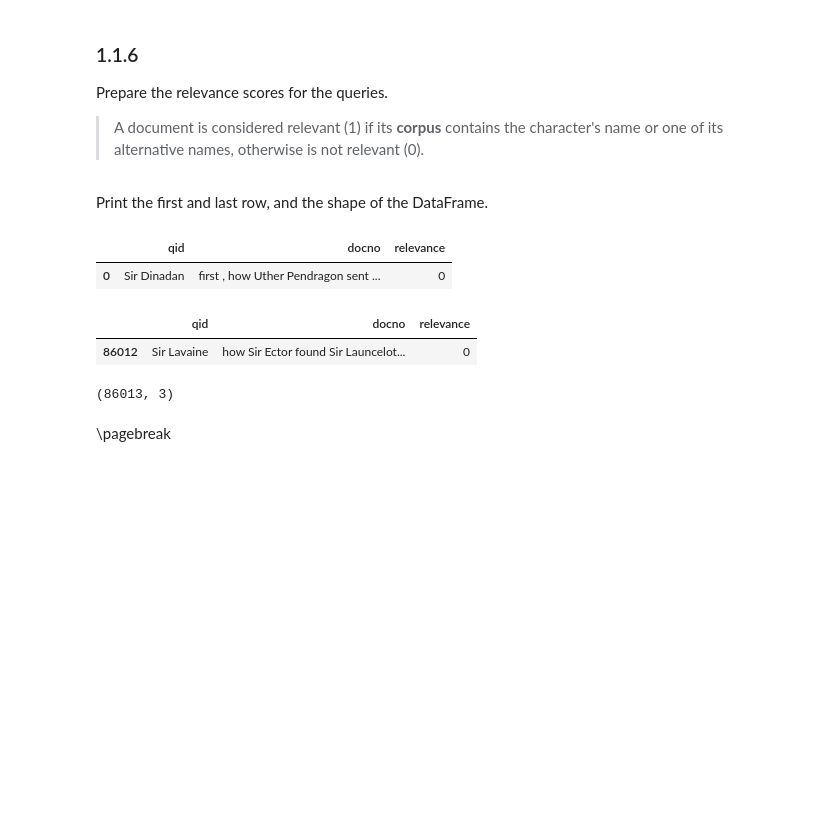
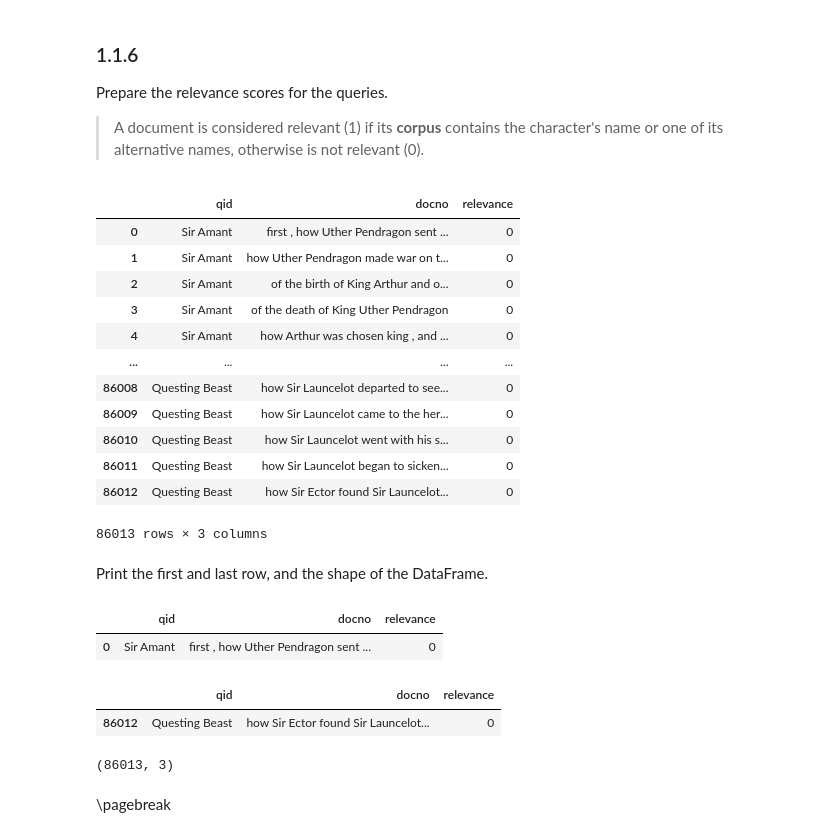
Before and after one commit to Mamiglia/ADM-LT_HW1, a Jupyter notebook: DMT2023-HW1.ipynb, the cells around one changed output. Saved outputs shown, nothing was run; the diff lists cells and outputs as text; code cells hidden in the pictures; blank space fills up the shorter version.

```diff
--- a/DMT2023-HW1.ipynb
+++ b/DMT2023-HW1.ipynb
@@ -392,34 +393,48 @@ Prepare the relevance scores for the queries.
 # %%
 #YOUR CODE STARTS HERE#
 
 qrels = pd.merge(topics, book, how='cross')
 qrels['relevance'] = qrels.apply(lambda row: row.query in row.text, axis=1)
 
+qrels = qrels\
+    .drop(columns=['query', 'text', 'vol'])\
+    .groupby(['qid', 'docno'], sort = False)\
+    .any()\
+    .reset_index()
 qrels.relevance = qrels.relevance.astype(int)
-qrels.drop(columns=['query', 'text', 'vol'], inplace=True)
-
-
-
-
-
+qrels
 
 
 
 
 
 
 
 
 
 
 
 
 
 
 
 
 #YOUR CODE ENDS HERE#
 #THIS IS LINE 30#
+# %% [output]
+|  | qid | docno | relevance |
+| 0 | Sir Amant | first , how Uther Pendragon sent ... | 0 |
+| 1 | Sir Amant | how Uther Pendragon made war on t... | 0 |
+| 2 | Sir Amant | of the birth of King Arthur and o... | 0 |
+| 3 | Sir Amant | of the death of King Uther Pendragon | 0 |
+| 4 | Sir Amant | how Arthur was chosen king , and ... | 0 |
+| ... | ... | ... | ... |
+| 86008 | Questing Beast | how Sir Launcelot departed to see... | 0 |
+| 86009 | Questing Beast | how Sir Launcelot came to the her... | 0 |
+| 86010 | Questing Beast | how Sir Launcelot went with his s... | 0 |
+| 86011 | Questing Beast | how Sir Launcelot began to sicken... | 0 |
+| 86012 | Questing Beast | how Sir Ector found Sir Launcelot... | 0 |
+86013 rows × 3 columns
 # %% [markdown]
 Print the first and last row, and the shape of the DataFrame.
 
@@ -437,9 +452,9 @@ display(qrels.shape)
 #THIS IS LINE 10#
 # %% [output]
 |  | qid | docno | relevance |
-| 0 | Sir Dinadan | first , how Uther Pendragon sent ... | 0 |
+| 0 | Sir Amant | first , how Uther Pendragon sent ... | 0 |
 |  | qid | docno | relevance |
-| 86012 | Sir Lavaine | how Sir Ector found Sir Launcelot... | 0 |
+| 86012 | Questing Beast | how Sir Ector found Sir Launcelot... | 0 |
 (86013, 3)
 # %% [markdown]
 <div style="page-break-after: always; visibility: hidden">
```
Also changed, not shown: parts of 13 cells of this notebook.
